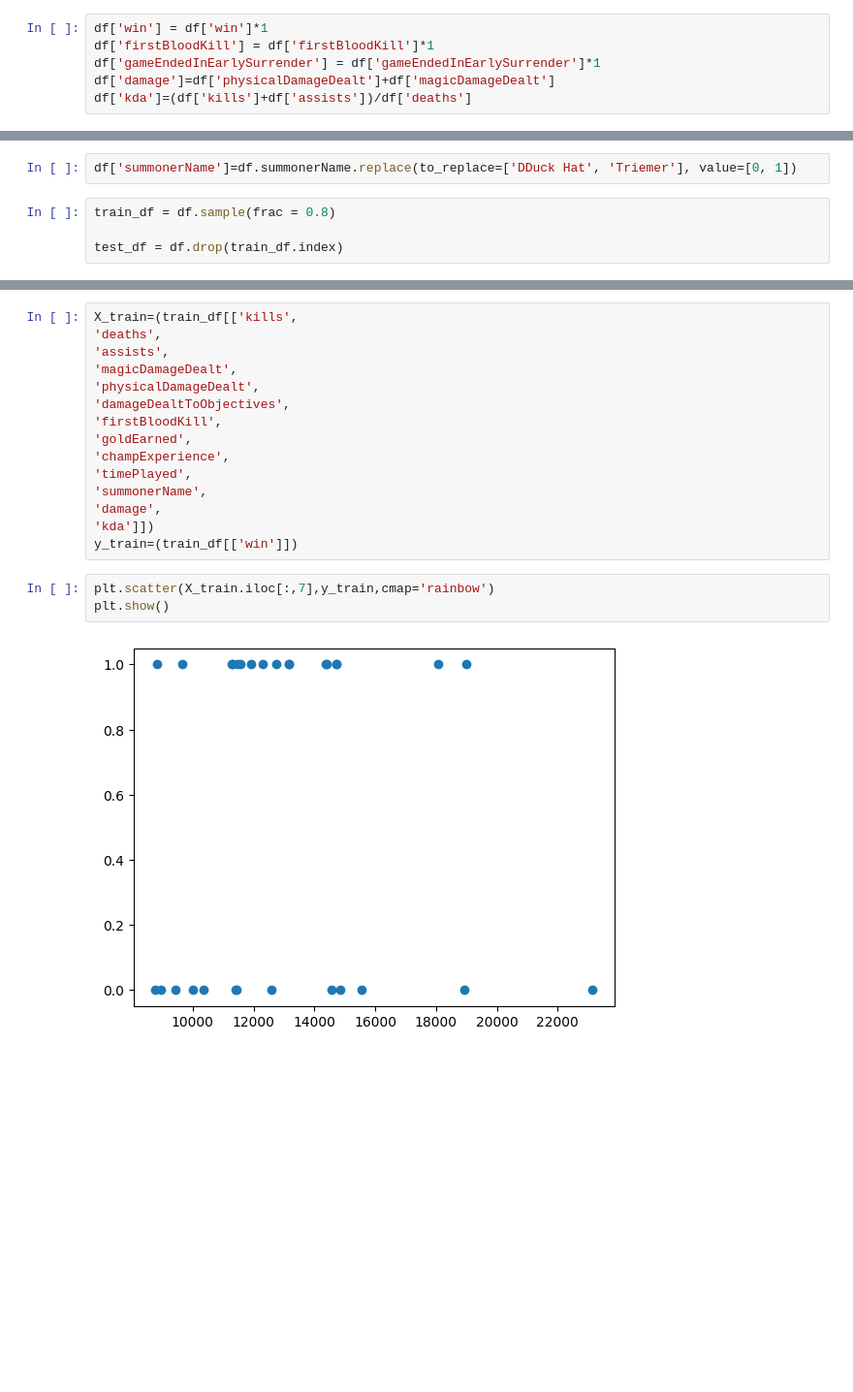
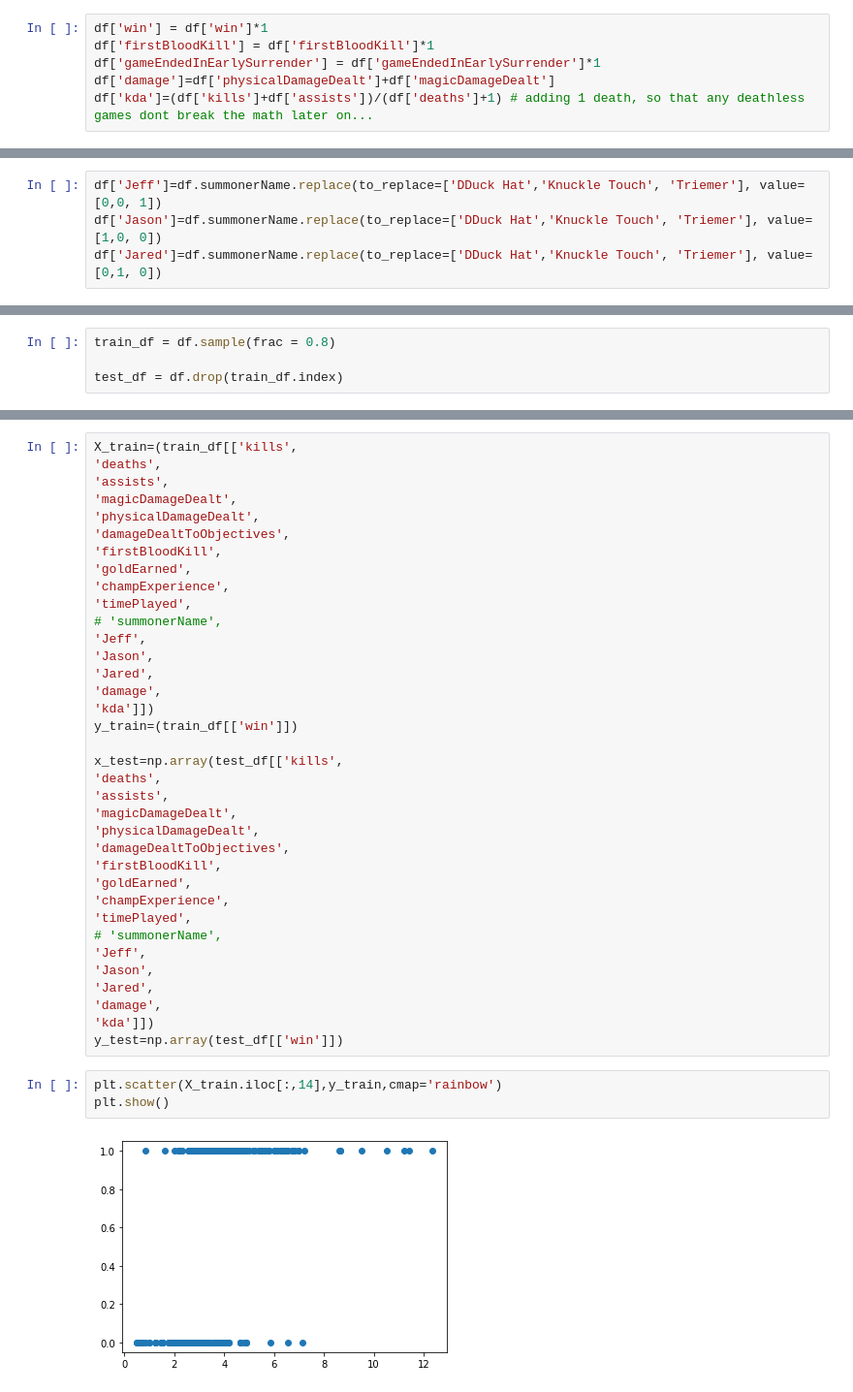
Before and after one commit to JeffTriemer/League_EDA, a Jupyter notebook: League EDA.ipynb, the cells around one changed output, grey strips where cells are left out. Shown: that part at 97% size. Cells and saved outputs as stored; diff of their text form; blank space fills up the shorter version.

```diff
--- a/League EDA.ipynb
+++ b/League EDA.ipynb
@@ -123,4 +130,4 @@ df['win'] = df['win']*1
 df['firstBloodKill'] = df['firstBloodKill']*1
 df['gameEndedInEarlySurrender'] = df['gameEndedInEarlySurrender']*1
 df['damage']=df['physicalDamageDealt']+df['magicDamageDealt']
-df['kda']=(df['kills']+df['assists'])/df['deaths']
+df['kda']=(df['kills']+df['assists'])/(df['deaths']+1) # adding 1 death, so that any deathless games dont break the math later on...
@@ -154,3 +161,7 @@ df.head()
+# %%
+df['Jeff']=df.summonerName.replace(to_replace=['DDuck Hat','Knuckle Touch', 'Triemer'], value=[0,0, 1])
+df['Jason']=df.summonerName.replace(to_replace=['DDuck Hat','Knuckle Touch', 'Triemer'], value=[1,0, 0])
+df['Jared']=df.summonerName.replace(to_replace=['DDuck Hat','Knuckle Touch', 'Triemer'], value=[0,1, 0])
 # %% [markdown]
 ### Modelling
 
@@ -255,8 +276,6 @@ Name: damageDealtToObjectives, dtype: float64
 - Can we predict a game result using the data we have here? To what accuracy?
 # %%
 import numpy as np
-# %%
-df['summonerName']=df.summonerName.replace(to_replace=['DDuck Hat', 'Triemer'], value=[0, 1])
 # %%
 train_df = df.sample(frac = 0.8)
 
@@ -272,14 +307,35 @@ X_train=(train_df[['kills',
 'goldEarned',
 'champExperience',
 'timePlayed',
-'summonerName',
+# 'summonerName',
+'Jeff',
+'Jason',
+'Jared',
 'damage',
 'kda']])
 y_train=(train_df[['win']])
+
+x_test=np.array(test_df[['kills',
+'deaths',
+'assists',
+'magicDamageDealt',
+'physicalDamageDealt',
+'damageDealtToObjectives',
+'firstBloodKill',
+'goldEarned',
+'champExperience',
+'timePlayed',
+# 'summonerName',
+'Jeff',
+'Jason',
+'Jared',
+'damage',
+'kda']])
+y_test=np.array(test_df[['win']])
 # %%
-plt.scatter(X_train.iloc[:,7],y_train,cmap='rainbow')
+plt.scatter(X_train.iloc[:,14],y_train,cmap='rainbow')
 plt.show()
 # %% [output]
-[figure, old version]
+[figure, new version]
 # %%
 # from sklearn import linear_model
```
Also changed, not shown: parts of 21 cells of this notebook.
